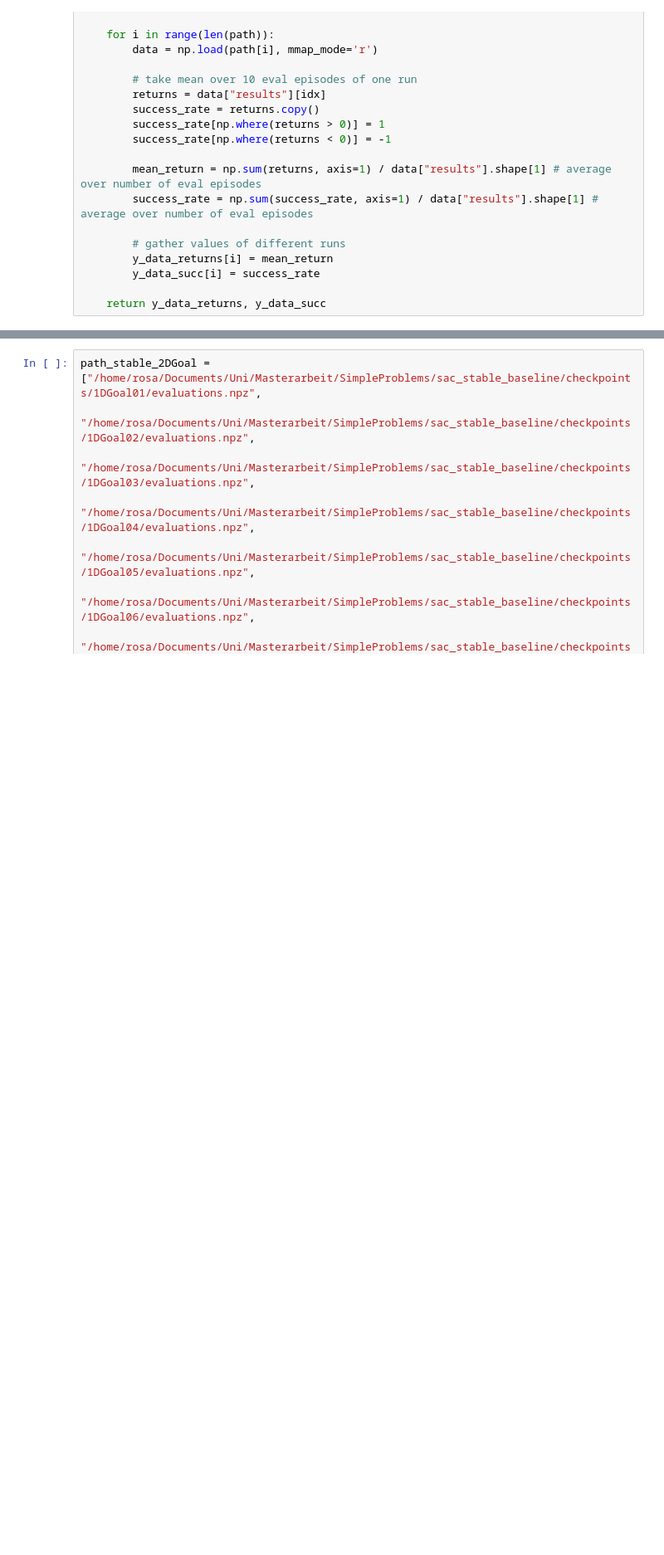
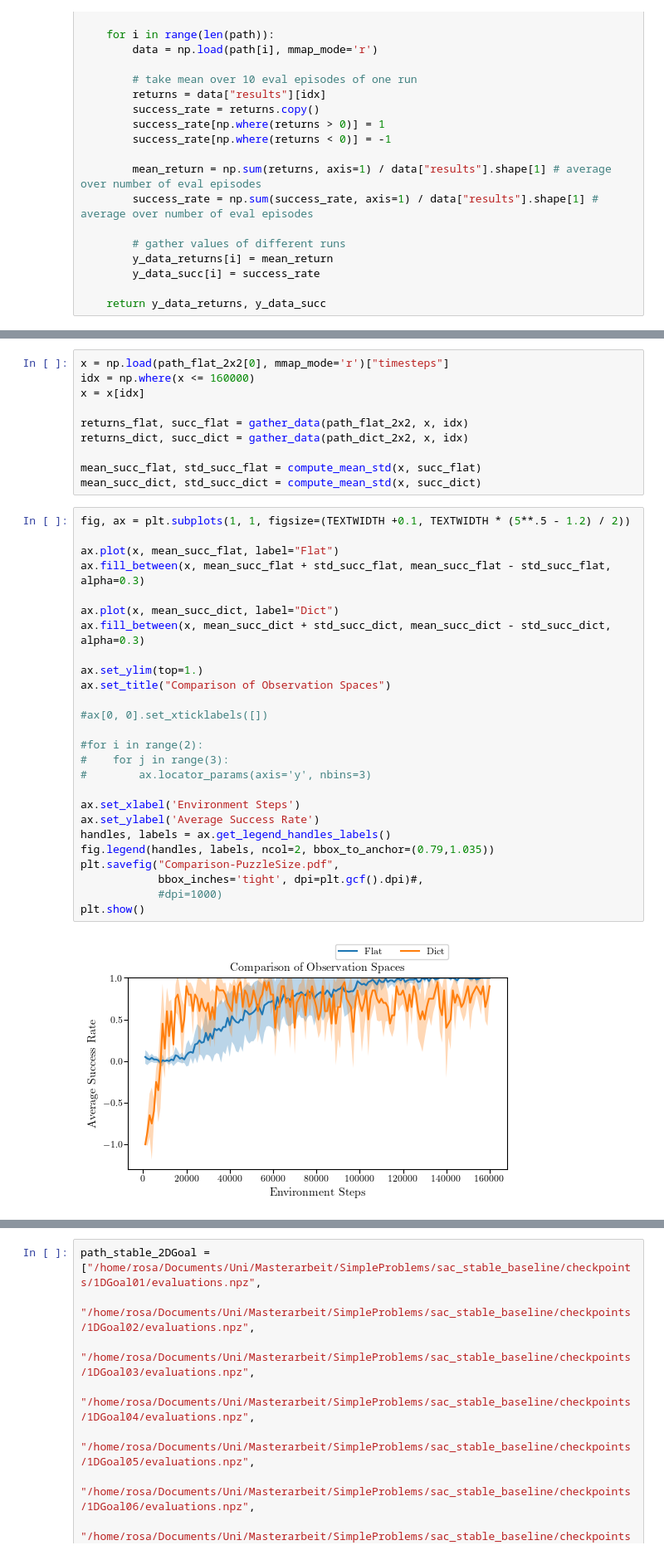
Before and after one commit to rosa-wolf/Multi-Phase-Skill-Learning-SlidingPuzzle, a Jupyter notebook: eval_data.ipynb, the cells around one changed output, grey strips where cells are left out. Shown at 83% size. Drawn from its saved outputs; the diff is of its cells as text; blank space fills up the shorter version.

```diff
--- a/eval_data.ipynb
+++ b/eval_data.ipynb
@@ -72,0 +205,38 @@ def gather_data(path, x, idx):
+# %%
+x = np.load(path_flat_2x2[0], mmap_mode='r')["timesteps"]
+idx = np.where(x <= 160000)
+x = x[idx]
+
+returns_flat, succ_flat = gather_data(path_flat_2x2, x, idx)
+returns_dict, succ_dict = gather_data(path_dict_2x2, x, idx)
+
+mean_succ_flat, std_succ_flat = compute_mean_std(x, succ_flat)
+mean_succ_dict, std_succ_dict = compute_mean_std(x, succ_dict)
+# %%
+fig, ax = plt.subplots(1, 1, figsize=(TEXTWIDTH +0.1, TEXTWIDTH * (5**.5 - 1.2) / 2))
+
+ax.plot(x, mean_succ_flat, label="Flat")
+ax.fill_between(x, mean_succ_flat + std_succ_flat, mean_succ_flat - std_succ_flat, alpha=0.3)
+
+ax.plot(x, mean_succ_dict, label="Dict")
+ax.fill_between(x, mean_succ_dict + std_succ_dict, mean_succ_dict - std_succ_dict, alpha=0.3)
+
+ax.set_ylim(top=1.)
+ax.set_title("Comparison of Observation Spaces")
+
+#ax[0, 0].set_xticklabels([])
+
+#for i in range(2):
+#    for j in range(3):
+#        ax.locator_params(axis='y', nbins=3)
+
+ax.set_xlabel('Environment Steps')
+ax.set_ylabel('Average Success Rate')
+handles, labels = ax.get_legend_handles_labels()
+fig.legend(handles, labels, ncol=2, bbox_to_anchor=(0.79,1.035))
+plt.savefig("Comparison-PuzzleSize.pdf",
+            bbox_inches='tight', dpi=plt.gcf().dpi)#,
+            #dpi=1000)
+plt.show()
+# %% [output]
+[figure, added]
```
Also changed, not shown: parts of 15 cells of this notebook, 12 other files.
